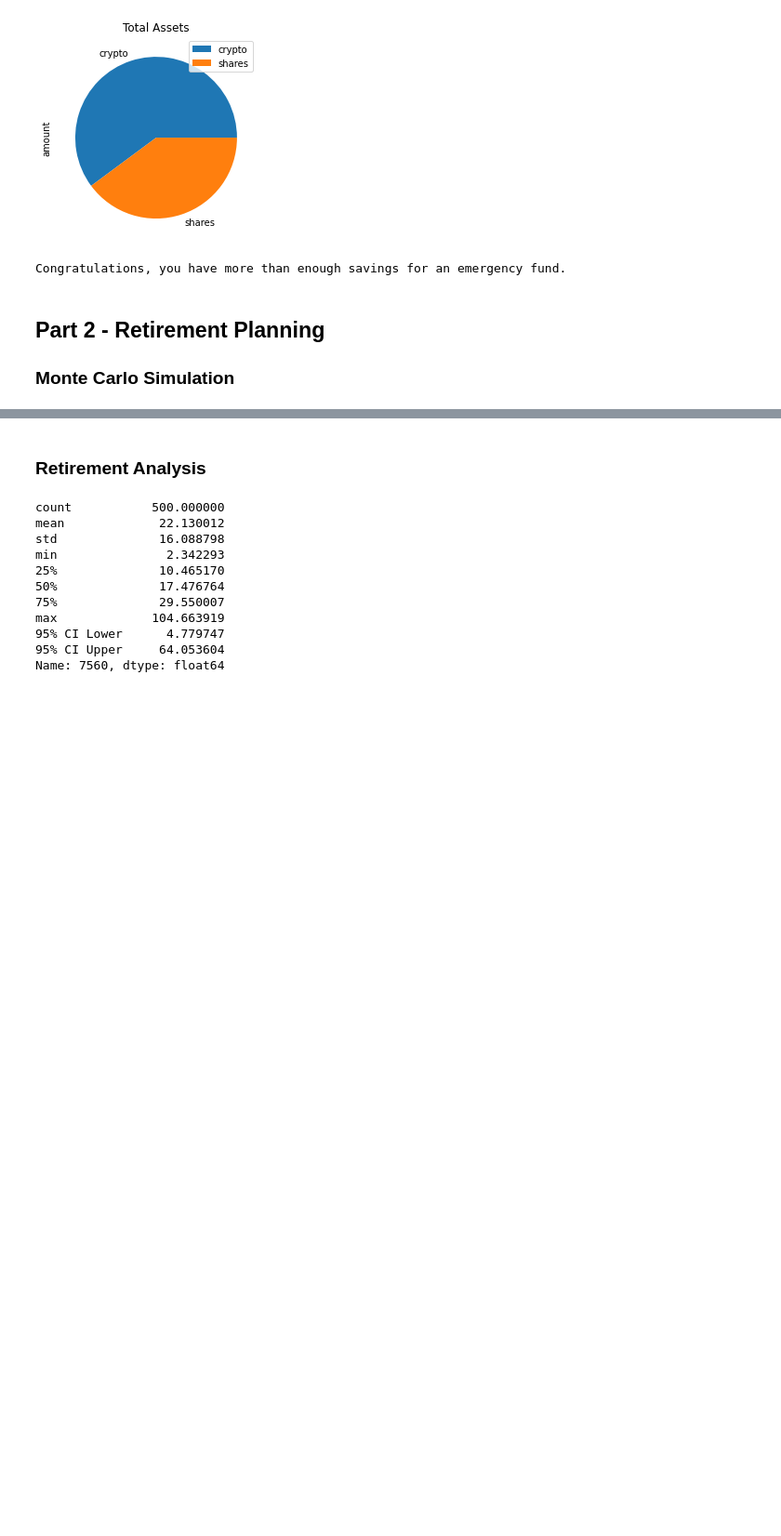
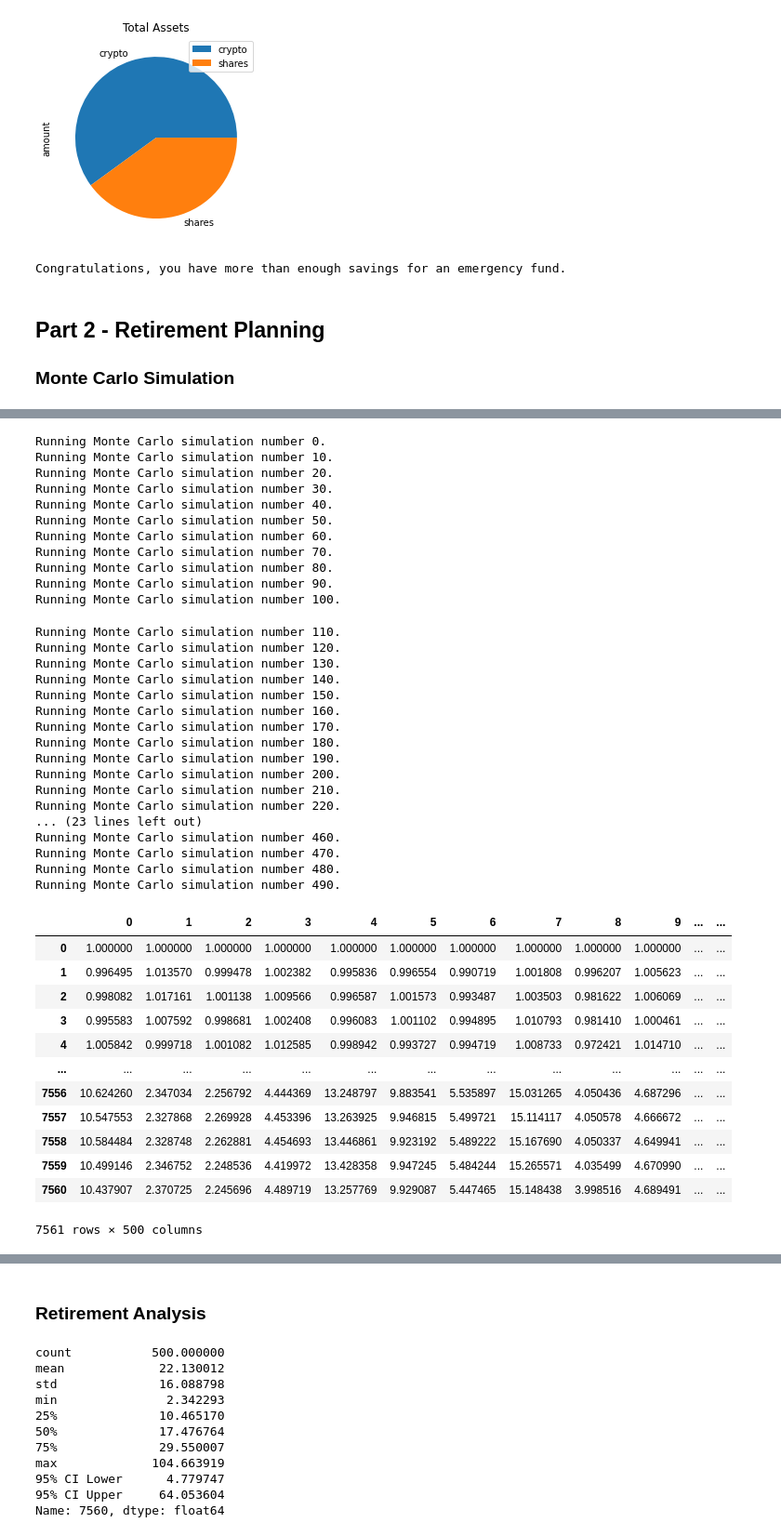
Before and after one commit to emersonwen/Rutgers_FinTech_Homework, a Jupyter notebook: Week-Five-Homework/Instructions/Starter_Code/financial-planner.ipynb, the cells around one changed output, grey strips where cells are left out. Shown: that part at 93% size. Cells and saved outputs as stored; diff of their text form; code cells hidden in the pictures; blank space fills up the shorter version.

```diff
--- a/Week-Five-Homework/Instructions/Starter_Code/financial-planner.ipynb
+++ b/Week-Five-Homework/Instructions/Starter_Code/financial-planner.ipynb
@@ -206,3 +227,45 @@ df_stock_data.head()
 # %%
-# Configuring a Monte Carlo simulation to forecast 30 years cumulative returns
-# YOUR CODE HERE!
+# Running a Monte Carlo simulation to forecast 30 years cumulative returns
+MC_thirty_years.calc_cumulative_return()
+# %% [output]
+Running Monte Carlo simulation number 0.
+Running Monte Carlo simulation number 10.
+Running Monte Carlo simulation number 20.
+Running Monte Carlo simulation number 30.
+Running Monte Carlo simulation number 40.
+Running Monte Carlo simulation number 50.
+Running Monte Carlo simulation number 60.
+Running Monte Carlo simulation number 70.
+Running Monte Carlo simulation number 80.
+Running Monte Carlo simulation number 90.
+Running Monte Carlo simulation number 100.
+Running Monte Carlo simulation number 110.
+Running Monte Carlo simulation number 120.
+Running Monte Carlo simulation number 130.
+Running Monte Carlo simulation number 140.
+Running Monte Carlo simulation number 150.
+Running Monte Carlo simulation number 160.
+Running Monte Carlo simulation number 170.
+Running Monte Carlo simulation number 180.
+Running Monte Carlo simulation number 190.
+Running Monte Carlo simulation number 200.
+Running Monte Carlo simulation number 210.
+Running Monte Carlo simulation number 220.
+... (23 lines left out)
+Running Monte Carlo simulation number 460.
+Running Monte Carlo simulation number 470.
+Running Monte Carlo simulation number 480.
+Running Monte Carlo simulation number 490.
+|  | 0 | 1 | 2 | 3 | 4 | 5 | 6 | 7 | 8 | 9 | ... | ... |
+| 0 | 1.000000 | 1.000000 | 1.000000 | 1.000000 | 1.000000 | 1.000000 | 1.000000 | 1.000000 | 1.000000 | 1.000000 | ... | ... |
+| 1 | 0.996495 | 1.013570 | 0.999478 | 1.002382 | 0.995836 | 0.996554 | 0.990719 | 1.001808 | 0.996207 | 1.005623 | ... | ... |
+| 2 | 0.998082 | 1.017161 | 1.001138 | 1.009566 | 0.996587 | 1.001573 | 0.993487 | 1.003503 | 0.981622 | 1.006069 | ... | ... |
+| 3 | 0.995583 | 1.007592 | 0.998681 | 1.002408 | 0.996083 | 1.001102 | 0.994895 | 1.010793 | 0.981410 | 1.000461 | ... | ... |
+| 4 | 1.005842 | 0.999718 | 1.001082 | 1.012585 | 0.998942 | 0.993727 | 0.994719 | 1.008733 | 0.972421 | 1.014710 | ... | ... |
+| ... | ... | ... | ... | ... | ... | ... | ... | ... | ... | ... | ... | ... |
+| 7556 | 10.624260 | 2.347034 | 2.256792 | 4.444369 | 13.248797 | 9.883541 | 5.535897 | 15.031265 | 4.050436 | 4.687296 | ... | ... |
+| 7557 | 10.547553 | 2.327868 | 2.269928 | 4.453396 | 13.263925 | 9.946815 | 5.499721 | 15.114117 | 4.050578 | 4.666672 | ... | ... |
+| 7558 | 10.584484 | 2.328748 | 2.262881 | 4.454693 | 13.446861 | 9.923192 | 5.489222 | 15.167690 | 4.050337 | 4.649941 | ... | ... |
+| 7559 | 10.499146 | 2.346752 | 2.248536 | 4.419972 | 13.428358 | 9.947245 | 5.484244 | 15.265571 | 4.035499 | 4.670990 | ... | ... |
+| 7560 | 10.437907 | 2.370725 | 2.245696 | 4.489719 | 13.257769 | 9.929087 | 5.447465 | 15.148438 | 3.998516 | 4.689491 | ... | ... |
+7561 rows × 500 columns
```
Also changed, not shown: parts of 11 cells of this notebook.
